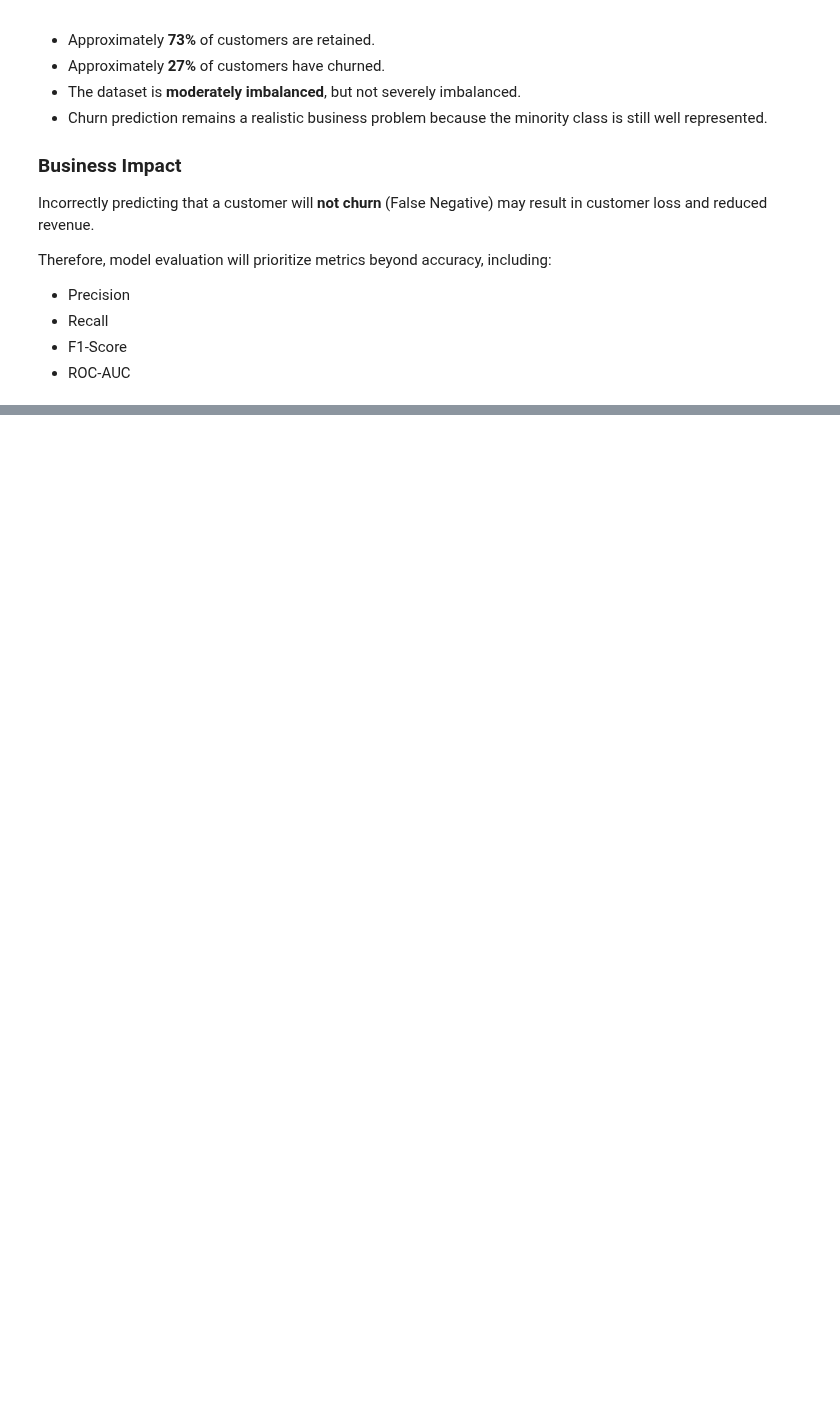
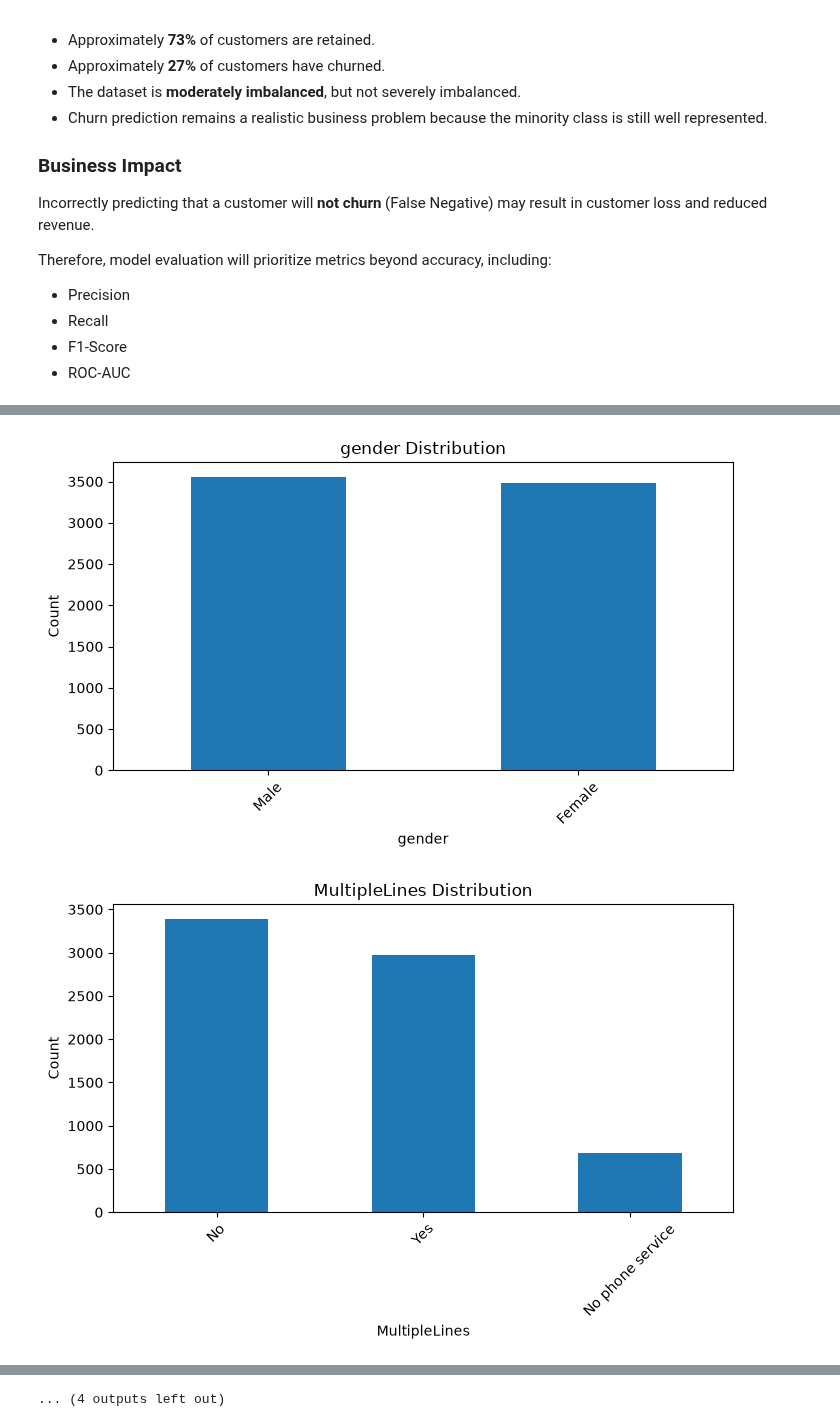
Before and after one commit to annnuspeaks/customer-churn-prediction, a Jupyter notebook: notebooks/02_exploratory_data_analysis.ipynb, the cells around one changed output, grey strips where cells are left out. Drawn from its saved outputs; the diff is of its cells as text; code cells hidden in the pictures; blank space fills up the shorter version.

Commit message:
feat: categorical feature analysis performed.

```diff
--- a/notebooks/02_exploratory_data_analysis.ipynb
+++ b/notebooks/02_exploratory_data_analysis.ipynb
@@ -367,0 +526,16 @@ Therefore, model evaluation will prioritize metrics beyond accuracy, including:
+# %%
+for column in analysis_columns:
+
+    print("=" * 60)
+    print(column)
+    print("=" * 60)
+
+    print(
+        (
+            df[column]
+            .value_counts(normalize=True)
+            * 100
+        ).round(2)
+    )
+
+    print("\n")
@@ -367,0 +560,14 @@ Therefore, model evaluation will prioritize metrics beyond accuracy, including:
+# %%
+for column in analysis_columns:
+
+    print("=" * 60)
+    print(column)
+    print("=" * 60)
+
+    display(
+        pd.crosstab(
+            df[column],
+            df["Churn"],
+            normalize="index"
+        ).round(3) * 100
+    )
@@ -367,0 +623,17 @@ Therefore, model evaluation will prioritize metrics beyond accuracy, including:
+# %%
+for column in analysis_columns:
+
+    plt.figure(figsize=(8,4))
+
+    df[column].value_counts().plot(kind="bar")
+
+    plt.title(f"{column} Distribution")
+    plt.xlabel(column)
+    plt.ylabel("Count")
+
+    plt.xticks(rotation=45)
+
+    plt.show()
+# %% [output]
+[figure, added]
+[figure, added]
@@ -367,0 +650 @@ Therefore, model evaluation will prioritize metrics beyond accuracy, including:
+... (4 outputs left out)
```
Also changed, not shown: parts of 17 cells of this notebook, 1 other file.
